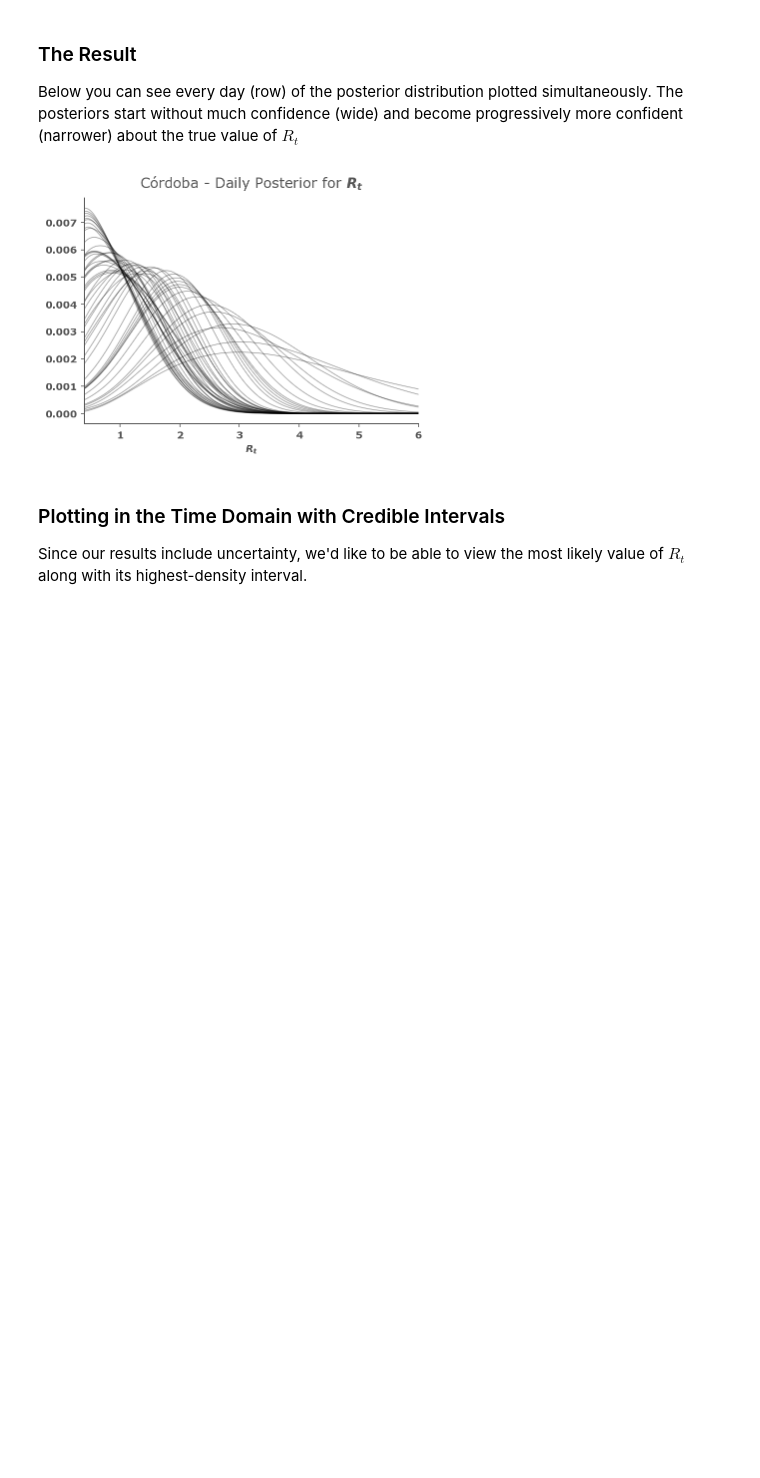
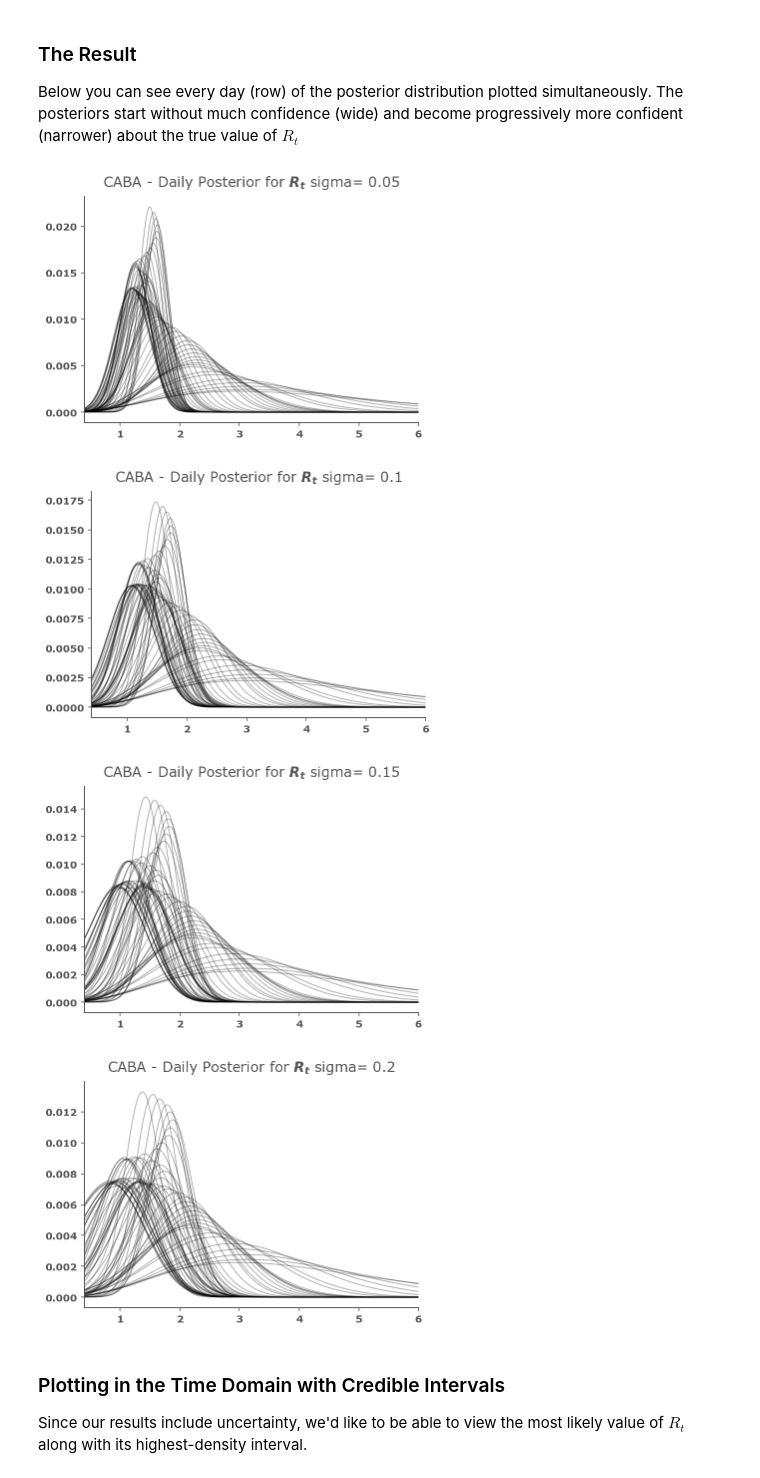
Before and after one commit to pablocelayes/covid-19, a Jupyter notebook: Realtime R0 - Argentina.ipynb, the cells around one changed output. Saved outputs shown, nothing was run; the diff lists cells and outputs as text; code cells hidden in the pictures; blank space fills up the shorter version.

```diff
--- a/Realtime R0 - Argentina.ipynb
+++ b/Realtime R0 - Argentina.ipynb
@@ -374,9 +377,12 @@ Taking a look at the state, we need to start the analysis when there are a consi
 
 Also, case reporting is very erratic based on testing backlogs, etc. To get the best view of the 'true' data we can, I've applied a gaussian filter to the time series. This is obviously an arbitrary choice, but you'd imagine the real world process is not nearly as stochastic as the actual reporting.
 # %%
-state_name = 'Córdoba'
+state_name = 'CABA'
 
-def prepare_cases(cases, cutoff=3):
+#Cambié el cutoff, que era demasiado alto a mi entender, desechaba un montón de datos al vicio
+def prepare_cases(cases, cutoff=1):
+    if (cases[-2] == cases[-1]):
+        cases = cases[:-1]
     # Cutoff: start at least at this number of cases
     new_cases = cases.diff()
 
@@ -389,8 +395,8 @@ def prepare_cases(cases, cutoff=3):
 
     smoothed = smoothed.iloc[idx_start:]
     original = new_cases.loc[smoothed.index]
-
-    return original, smoothed
+    #Descarto el primer valor que daba NA para muchas provincias
+    return original[1:], smoothed[1:]
 
 cases = states.xs(state_name).rename(f"{state_name} cases")
 
@@ -515,22 +521,28 @@ def get_posteriors(sr, sigma=0.15):
     return posteriors, log_likelihood
 
 # Note that we're fixing sigma to a value just for the example
-posteriors, log_likelihood = get_posteriors(smoothed, sigma=.25)
+posteriors, log_likelihood = get_posteriors(smoothed, sigma=.05)
 # %% [markdown]
 ### The Result
 
 Below you can see every day (row) of the posterior distribution plotted simultaneously. The posteriors start without much confidence (wide) and become progressively more confident (narrower) about the true value of $R_t$
 # %%
-ax = posteriors.plot(title=f'{state_name} - Daily Posterior for $R_t$',
+# Note that we're fixing sigma to a value just for the example
+#Plot Daily Posteriors for different sigma values
+
+for i in (0.05,0.1,0.15,0.2):
+    posteriors, log_likelihood = get_posteriors(smoothed, sigma=i)
+    ax = posteriors.plot(title=f'{state_name} - Daily Posterior for $R_t$ sigma= {i}',
            legend=False,
            lw=1,
            c='k',
            alpha=.3,
            xlim=(0.4,6))
-
-ax.set_xlabel('$R_t$');
 # %% [output]
-[figure, old version]
+[figure, new version]
+[figure, added]
+[figure, added]
+[figure, added]
 # %% [markdown]
 ### Plotting in the Time Domain with Credible Intervals
 
```
Also changed, not shown: parts of 26 cells of this notebook, 1 other file.
